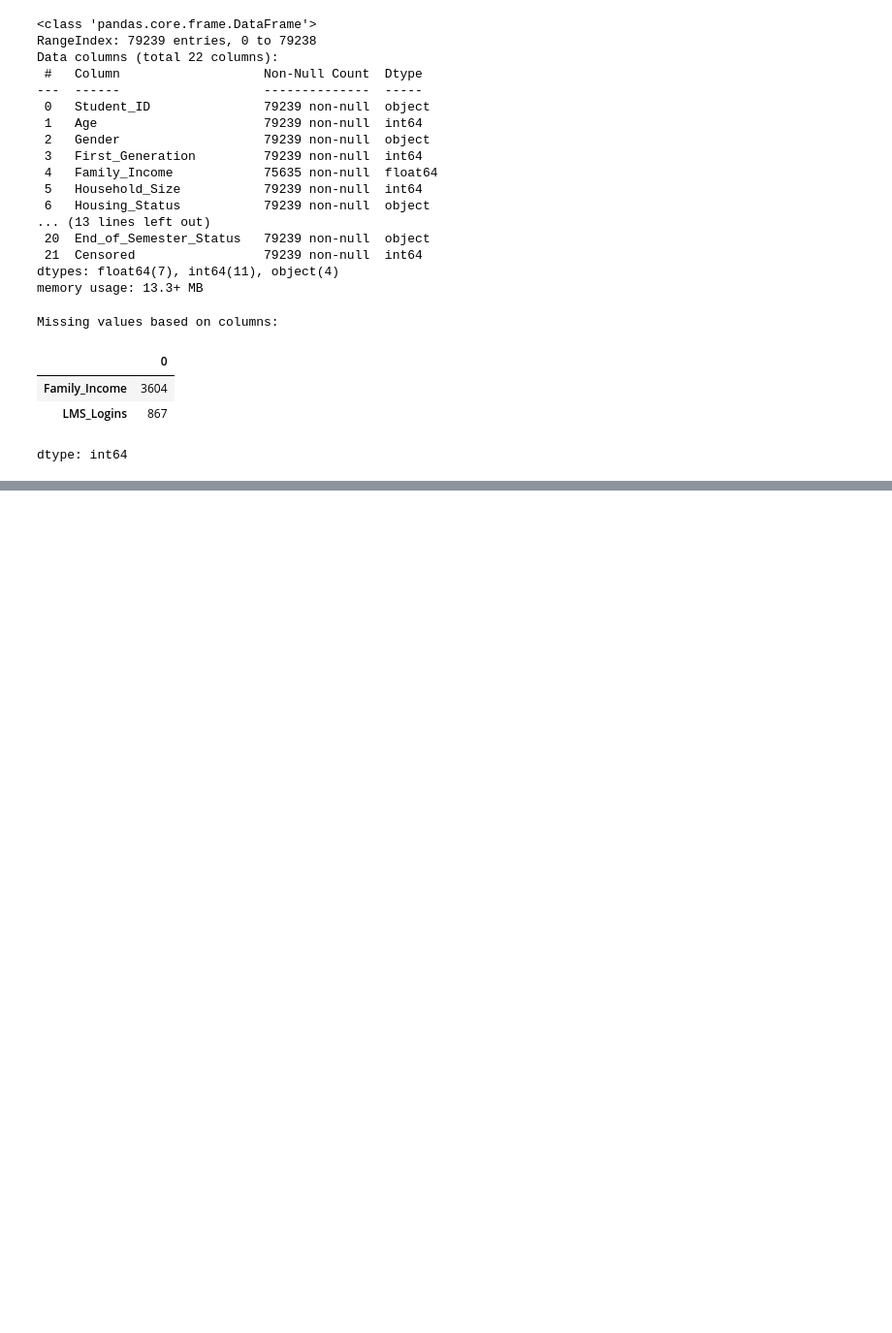
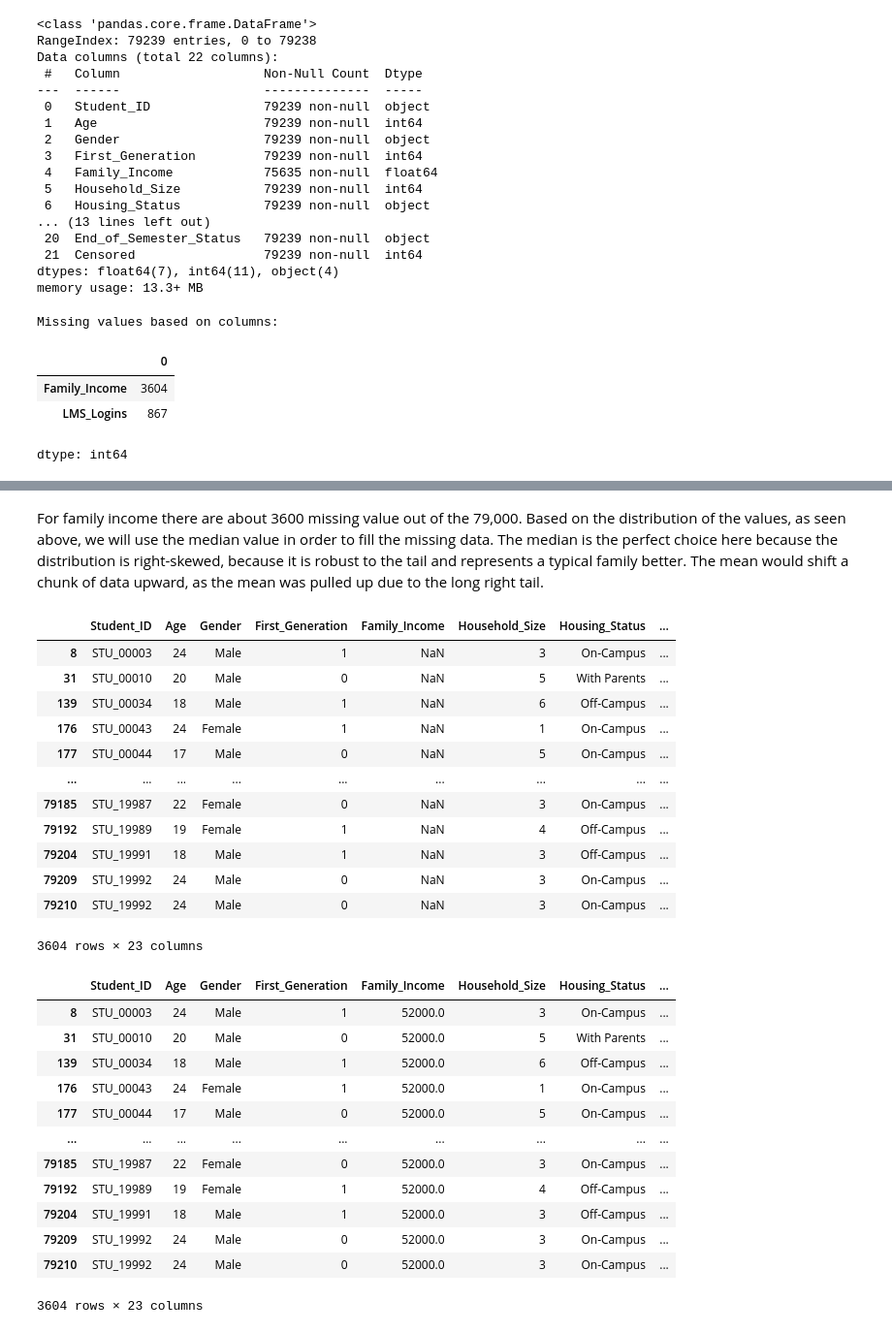
Before and after one commit to mihaighise/student_retention_analysis, a Jupyter notebook: Student_Retention.ipynb, the cells around one changed output, grey strips where cells are left out. Shown at 97% size. Cells and saved outputs as stored; diff of their text form; code cells hidden in the pictures; blank space fills up the shorter version.

```diff
--- a/Student_Retention.ipynb
+++ b/Student_Retention.ipynb
@@ -78,0 +115,39 @@ dtype: int64
+# %% [markdown]
+For family income there are about 3600 missing value out of the 79,000. Based on the distribution of the values, as seen above, we will use the median value in order to fill the missing data. The median is the perfect choice here because the distribution is right-skewed, because it is robust to the tail and represents a typical family better. The mean would shift a chunk of data upward, as the mean was pulled up due to the long right tail.
+# %%
+# Clean Family_Income missing values
+df = df_raw.copy()
+# Add column to flag missing family income
+df["Family_Income_Missing"] = df_raw["Family_Income"].isna().astype(int)
+
+display(df[df["Family_Income_Missing"] > 0])
+median_family_income = df["Family_Income"].median()
+df["Family_Income"] = df["Family_Income"].fillna(median_family_income)
+display(df[df["Family_Income_Missing"] > 0])
+# %% [output]
+|  | Student_ID | Age | Gender | First_Generation | Family_Income | Household_Size | Housing_Status | ... |
+| 8 | STU_00003 | 24 | Male | 1 | NaN | 3 | On-Campus | ... |
+| 31 | STU_00010 | 20 | Male | 0 | NaN | 5 | With Parents | ... |
+| 139 | STU_00034 | 18 | Male | 1 | NaN | 6 | Off-Campus | ... |
+| 176 | STU_00043 | 24 | Female | 1 | NaN | 1 | On-Campus | ... |
+| 177 | STU_00044 | 17 | Male | 0 | NaN | 5 | On-Campus | ... |
+| ... | ... | ... | ... | ... | ... | ... | ... | ... |
+| 79185 | STU_19987 | 22 | Female | 0 | NaN | 3 | On-Campus | ... |
+| 79192 | STU_19989 | 19 | Female | 1 | NaN | 4 | Off-Campus | ... |
+| 79204 | STU_19991 | 18 | Male | 1 | NaN | 3 | Off-Campus | ... |
+| 79209 | STU_19992 | 24 | Male | 0 | NaN | 3 | On-Campus | ... |
+| 79210 | STU_19992 | 24 | Male | 0 | NaN | 3 | On-Campus | ... |
+3604 rows × 23 columns
+|  | Student_ID | Age | Gender | First_Generation | Family_Income | Household_Size | Housing_Status | ... |
+| 8 | STU_00003 | 24 | Male | 1 | 52000.0 | 3 | On-Campus | ... |
+| 31 | STU_00010 | 20 | Male | 0 | 52000.0 | 5 | With Parents | ... |
+| 139 | STU_00034 | 18 | Male | 1 | 52000.0 | 6 | Off-Campus | ... |
+| 176 | STU_00043 | 24 | Female | 1 | 52000.0 | 1 | On-Campus | ... |
+| 177 | STU_00044 | 17 | Male | 0 | 52000.0 | 5 | On-Campus | ... |
+| ... | ... | ... | ... | ... | ... | ... | ... | ... |
+| 79185 | STU_19987 | 22 | Female | 0 | 52000.0 | 3 | On-Campus | ... |
+| 79192 | STU_19989 | 19 | Female | 1 | 52000.0 | 4 | Off-Campus | ... |
+| 79204 | STU_19991 | 18 | Male | 1 | 52000.0 | 3 | Off-Campus | ... |
+| 79209 | STU_19992 | 24 | Male | 0 | 52000.0 | 3 | On-Campus | ... |
+| 79210 | STU_19992 | 24 | Male | 0 | 52000.0 | 3 | On-Campus | ... |
+3604 rows × 23 columns
```
Also changed, not shown: parts of 6 cells of this notebook.
